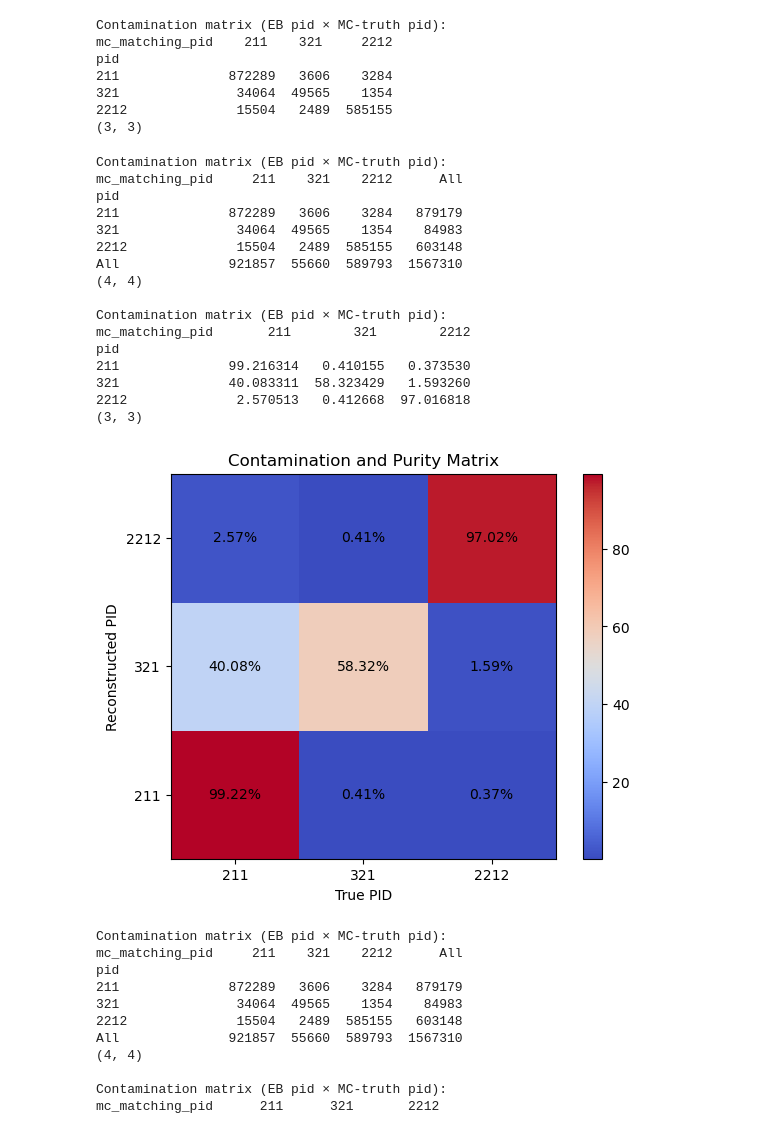
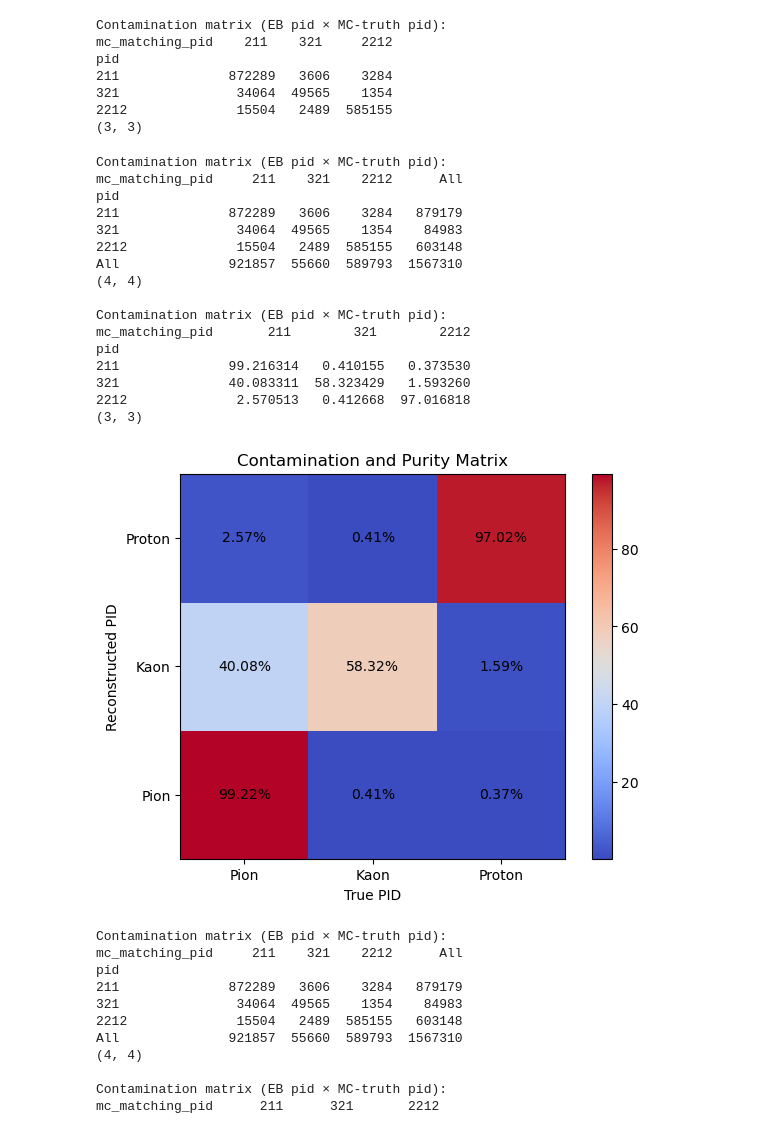
Before and after one commit to mariakzurek/suli2026_pid, a Jupyter notebook: notebooks/PIDStudies.ipynb, the cells around one changed output. Saved outputs shown, nothing was run; the diff lists cells and outputs as text; code cells hidden in the pictures.

```diff
--- a/notebooks/PIDStudies.ipynb
+++ b/notebooks/PIDStudies.ipynb
@@ -113,8 +113,8 @@ print(contam.shape)
 fig, ax2 = plt.subplots(figsize=(7, 5))
 ax2.set_xticks([0, 1, 2])
 ax2.set_yticks([0, 1, 2])
-ax2.set_xticklabels([211, 321, 2212])
-ax2.set_yticklabels([211, 321, 2212])
+ax2.set_xticklabels(["Pion", "Kaon", "Proton"])
+ax2.set_yticklabels(["Pion", "Kaon", "Proton"])
 ax2.set_xlabel("True PID")
 ax2.set_ylabel("Reconstructed PID")
 ax2.set_title("Contamination and Purity Matrix")
@@ -122,34 +122,34 @@ im = ax2.imshow(contam, cmap='coolwarm', origin='lower')
 for i in range(contam.shape[0]):
     for j in range(contam.shape[1]):
         ax2.text(
             j, i,
             f"{contam.iloc[i, j]:.2f}%",
             ha="center",
             va="center"
         )
 fig.colorbar(im, ax=ax2)
 fig.savefig(direct+"PCMatrix.png", dpi=150)
 plt.show()
 allPlots.append(fig)
 plt.close(fig)
 # %% [output]
 Contamination matrix (EB pid × MC-truth pid):
 mc_matching_pid     211    321    2212      All
 pid
 211              872289   3606    3284   879179
 321               34064  49565    1354    84983
 2212              15504   2489  585155   603148
 All              921857  55660  589793  1567310
 (4, 4)
 
 Contamination matrix (EB pid × MC-truth pid):
 mc_matching_pid       211        321        2212
 pid
 211              99.216314   0.410155   0.373530
 321              40.083311  58.323429   1.593260
 2212              2.570513   0.412668  97.016818
 (3, 3)
-[figure, old version]
+[figure, new version]
 # %%
 #plots confusion matrix with only kaons, pions and protons
 subset = matched[((matched["mc_matching_pid"] == 211) | (matched["mc_matching_pid"] == 321) | (matched["mc_matching_pid"]==2212))]
```
Also changed, not shown: 48 other files.
